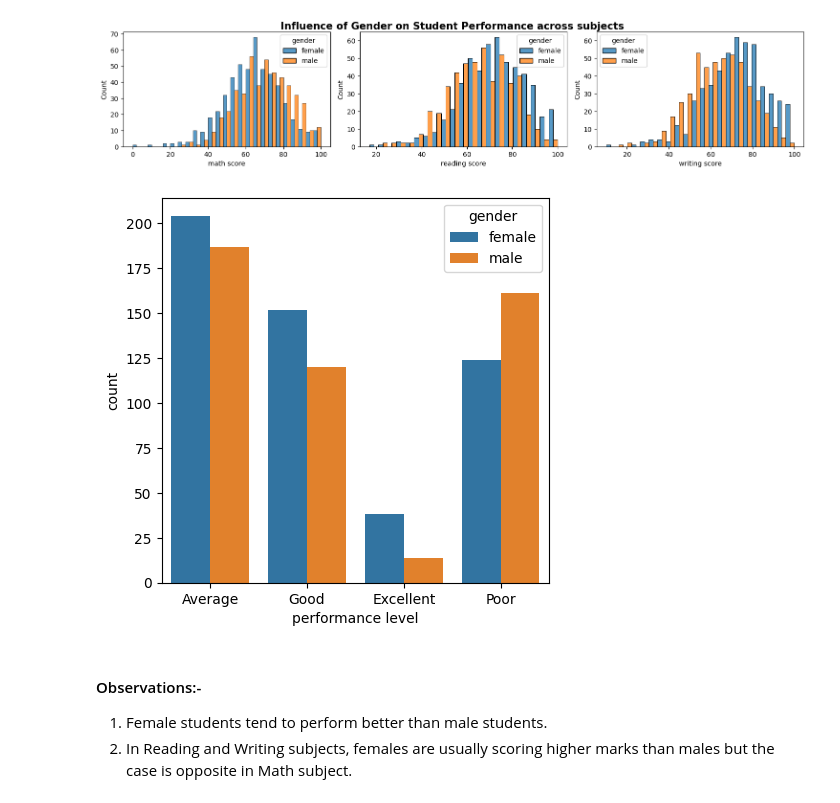
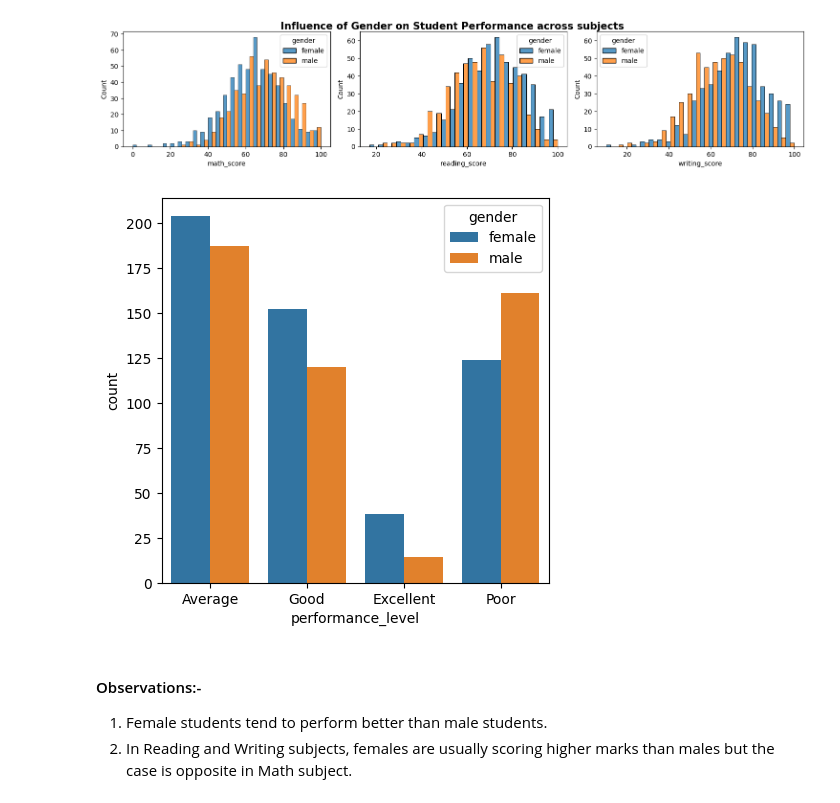
Before and after one commit to Adityajain8595/Student-Math-Score-Prediction, a Jupyter notebook: notebook/1. EDA_StudentPerformance.ipynb, the cells around one changed output. Saved outputs shown, nothing was run; the diff lists cells and outputs as text; code cells hidden in the pictures.

```diff
--- a/notebook/1. EDA_StudentPerformance.ipynb
+++ b/notebook/1. EDA_StudentPerformance.ipynb
@@ -144,8 +144,8 @@ df.describe()
 # %% [markdown]
 ### 4.1. Add columns for 'Total Score' and 'Average Score'
 # %%
-df['total score'] = df['math score'] + df['reading score'] + df['writing score']
-df['average'] = df['total score']/3
+df['total_score'] = df['math_score'] + df['reading_score'] + df['writing_score']
+df['average'] = df['total_score']/3
 
 df.head()
 # %% [output]
@@ -168,7 +168,7 @@ def get_performance_label(score):
     else:
         return 'Poor'
 
-df['performance level'] = df['average'].apply(get_performance_label)
+df['performance_level'] = df['average'].apply(get_performance_label)
 # %%
 df.head()
 # %% [output]
@@ -339,11 +339,11 @@ for i in range(0,len(subjects)):
 # %%
 ## Based on Overall Performance Levels
 
 plt.figure(figsize=(5,5))
-sns.countplot(data=df, x=df['performance level'], hue=df['gender'])
+sns.countplot(data=df, x=df['performance_level'], hue=df['gender'])
 plt.show()
 # %% [output]
-[figure, old version]
+[figure, new version]
 # %% [markdown]
 #### Observations:-
 
```
Also changed, not shown: parts of 21 cells of this notebook, 19 other files.
